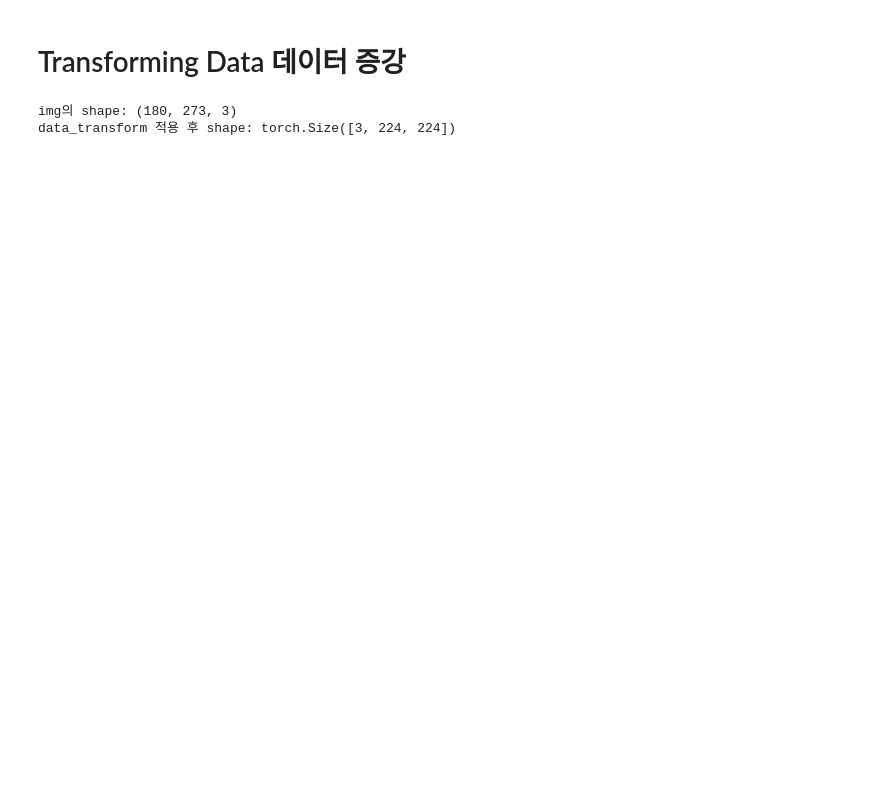
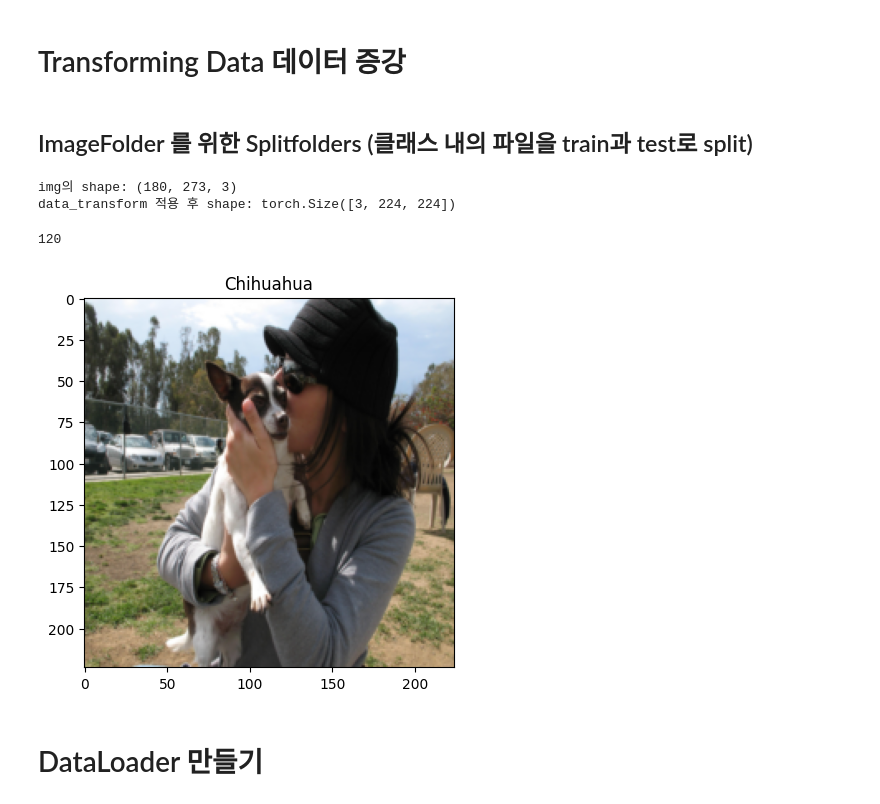
Before and after one commit to youse0ng/Myopencv, a Jupyter notebook: DeepLearningVision/pretrained_model/Resnet_50.ipynb, the cells around one changed output. Drawn from its saved outputs; the diff is of its cells as text; code cells hidden in the pictures; blank space fills up the shorter version.

```diff
--- a/DeepLearningVision/pretrained_model/Resnet_50.ipynb
+++ b/DeepLearningVision/pretrained_model/Resnet_50.ipynb
@@ -132,5 +139,7 @@ WindowsPath('C:/Users/hyssk/Myopencv/DeepLearningVision/pretrained_model/images/
 # %% [markdown]
 # Transforming Data 데이터 증강
+# %% [markdown]
+## ImageFolder 를 위한 Splitfolders (클래스 내의 파일을 train과 test로 split)
 # %%
 from torchvision import transforms,datasets
 from splitfolders import ratio
@@ -150,3 +161,27 @@ ratio(file_path, output="output", seed=1337, ratio=(.8, .2))
 # %% [output]
 img의 shape: (180, 273, 3)
 data_transform 적용 후 shape: torch.Size([3, 224, 224])
+# %%
+from torchvision.datasets import ImageFolder
+train_dir=r'C:\Users\hyssk\Myopencv\DeepLearningVision\pretrained_model\output\train'
+test_dir=r'C:\Users\hyssk\Myopencv\DeepLearningVision\pretrained_model\output\val'
+
+train_dataset=ImageFolder(train_dir,
+                          data_transform,
+                          None)
+
+test_dataset=ImageFolder(test_dir,
+                         data_transform)
+
+classes_dog=[i.split('-')[1] for i in train_dataset.classes]
+print(len(classes_dog))
+# 데이터 확인 및 test_loader의 에러 확인
+plt.figure()
+plt.imshow(test_dataset[19][0].permute(1,2,0))
+plt.title(classes_dog[test_dataset[19][1]])
+plt.show()
+# %% [output]
+120
+[figure, added]
+# %% [markdown]
+# DataLoader 만들기
```
Also changed, not shown: parts of 24 cells of this notebook.
